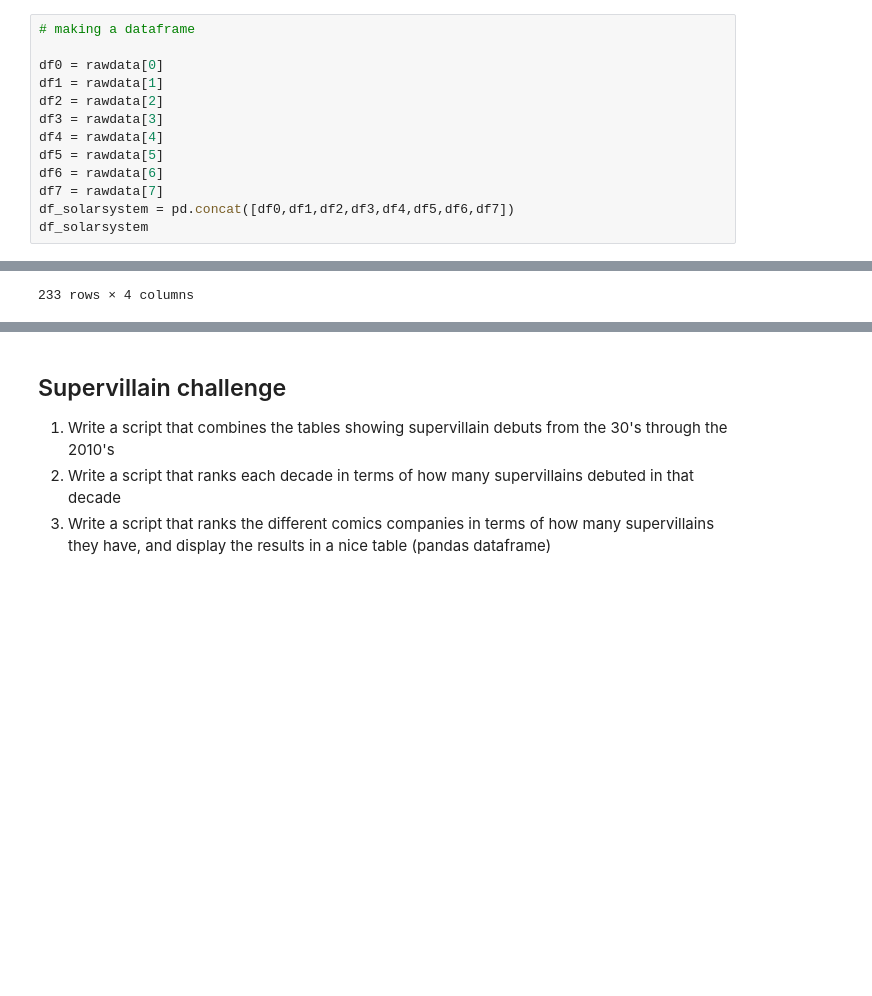
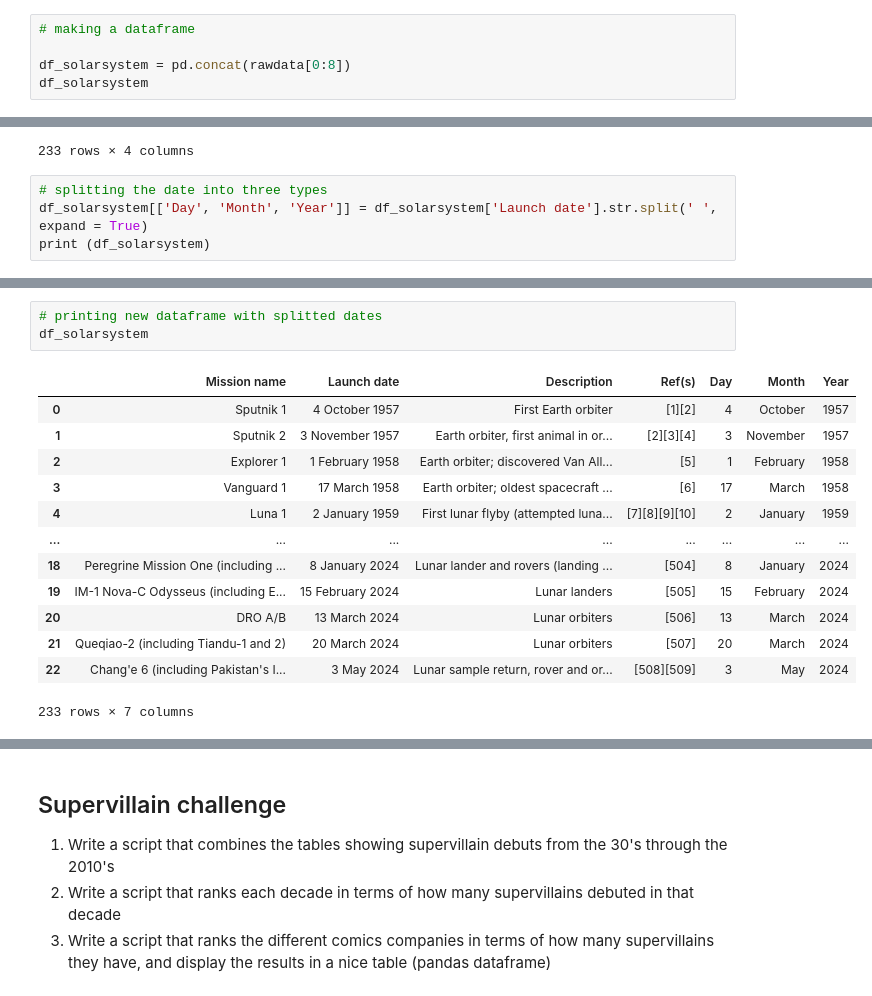
Before and after one commit to birdie2030/CulturalDataScience, a Jupyter notebook: fun_with_pandas.ipynb, the cells around one changed output, grey strips where cells are left out. Drawn from its saved outputs; the diff is of its cells as text; blank space fills up the shorter version.

```diff
--- a/fun_with_pandas.ipynb
+++ b/fun_with_pandas.ipynb
@@ -139,15 +127,7 @@ Note: you may need to restart the kernel to use updated packages.
 # %%
 # making a dataframe
 
-df0 = rawdata[0]
-df1 = rawdata[1]
-df2 = rawdata[2]
-df3 = rawdata[3]
-df4 = rawdata[4]
-df5 = rawdata[5]
-df6 = rawdata[6]
-df7 = rawdata[7]
-df_solarsystem = pd.concat([df0,df1,df2,df3,df4,df5,df6,df7])
+df_solarsystem = pd.concat(rawdata[0:8])
 df_solarsystem
 # %% [output]
 |  | Mission name | Launch date | Description | Ref(s) |
@@ -163,3 +143,7 @@ df_solarsystem
 | 21 | Queqiao-2 (including Tiandu-1 and 2) | 20 March 2024 | Lunar orbiters | [507] |
 | 22 | Chang'e 6 (including Pakistan's I... | 3 May 2024 | Lunar sample return, rover and or... | [508][509] |
 233 rows × 4 columns
+# %%
+# splitting the date into three types
+df_solarsystem[['Day', 'Month', 'Year']] = df_solarsystem['Launch date'].str.split(' ', expand = True)
+print (df_solarsystem)
@@ -165,0 +168,17 @@ df_solarsystem
+# %%
+# printing new dataframe with splitted dates
+df_solarsystem
+# %% [output]
+|  | Mission name | Launch date | Description | Ref(s) | Day | Month | Year |
+| 0 | Sputnik 1 | 4 October 1957 | First Earth orbiter | [1][2] | 4 | October | 1957 |
+| 1 | Sputnik 2 | 3 November 1957 | Earth orbiter, first animal in or... | [2][3][4] | 3 | November | 1957 |
+| 2 | Explorer 1 | 1 February 1958 | Earth orbiter; discovered Van All... | [5] | 1 | February | 1958 |
+| 3 | Vanguard 1 | 17 March 1958 | Earth orbiter; oldest spacecraft ... | [6] | 17 | March | 1958 |
+| 4 | Luna 1 | 2 January 1959 | First lunar flyby (attempted luna... | [7][8][9][10] | 2 | January | 1959 |
+| ... | ... | ... | ... | ... | ... | ... | ... |
+| 18 | Peregrine Mission One (including ... | 8 January 2024 | Lunar lander and rovers (landing ... | [504] | 8 | January | 2024 |
+| 19 | IM-1 Nova-C Odysseus (including E... | 15 February 2024 | Lunar landers | [505] | 15 | February | 2024 |
+| 20 | DRO A/B | 13 March 2024 | Lunar orbiters | [506] | 13 | March | 2024 |
+| 21 | Queqiao-2 (including Tiandu-1 and 2) | 20 March 2024 | Lunar orbiters | [507] | 20 | March | 2024 |
+| 22 | Chang'e 6 (including Pakistan's I... | 3 May 2024 | Lunar sample return, rover and or... | [508][509] | 3 | May | 2024 |
+233 rows × 7 columns
```
Also changed, not shown: parts of 19 cells of this notebook.
